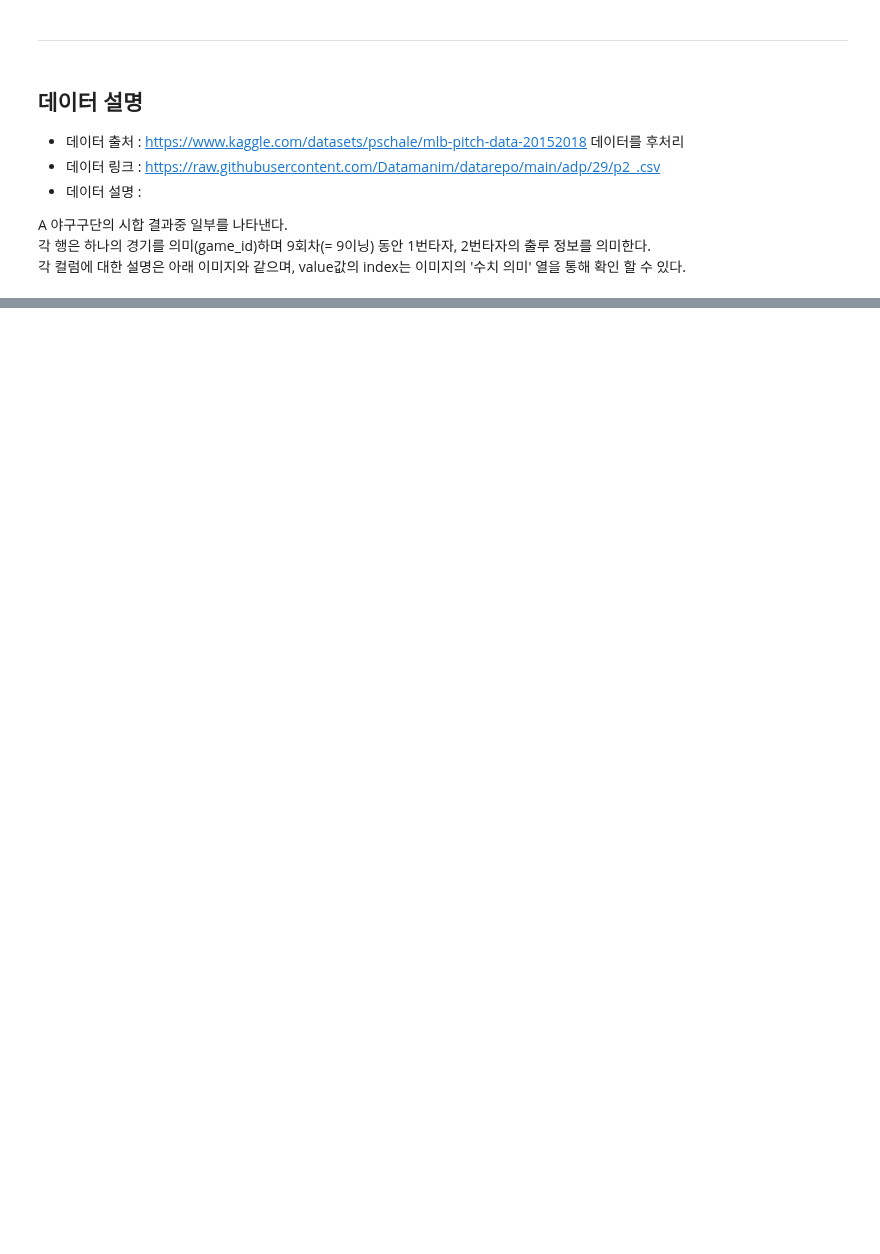
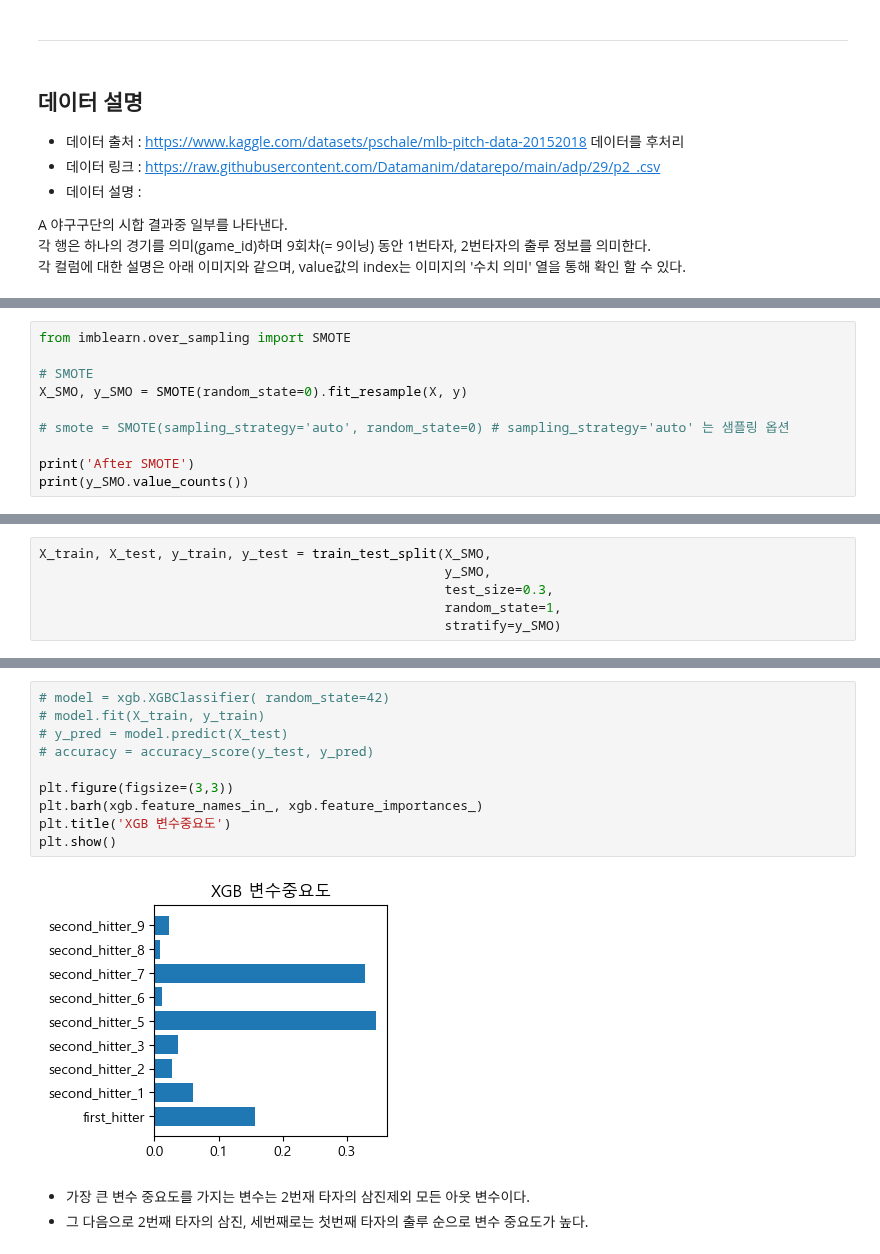
Before and after one commit to Minju-nimm/ADP, a Jupyter notebook: 기출/29회_ML.ipynb, the cells around one changed output, grey strips where cells are left out. Drawn from its saved outputs; the diff is of its cells as text; blank space fills up the shorter version.

Commit message:
아파트 데이터 - 변수 생성, 분류 및 회귀 / 야구 데이터 -엄청난 전처리, 로지스틱 회귀, SMOTE

```diff
--- a/기출/29회_ML.ipynb
+++ b/기출/29회_ML.ipynb
@@ -1012,0 +1017,10 @@ Logit Regression Results
+# %%
+from imblearn.over_sampling import SMOTE
+
+# SMOTE
+X_SMO, y_SMO = SMOTE(random_state=0).fit_resample(X, y)
+
+# smote = SMOTE(sampling_strategy='auto', random_state=0) # sampling_strategy='auto' 는 샘플링 옵션
+
+print('After SMOTE')
+print(y_SMO.value_counts())
@@ -1012,0 +1041,6 @@ Logit Regression Results
+# %%
+X_train, X_test, y_train, y_test = train_test_split(X_SMO,
+                                                    y_SMO,
+                                                    test_size=0.3,
+                                                    random_state=1,
+                                                    stratify=y_SMO)
@@ -1012,0 +1192,15 @@ Logit Regression Results
+# %%
+# model = xgb.XGBClassifier( random_state=42)
+# model.fit(X_train, y_train)
+# y_pred = model.predict(X_test)
+# accuracy = accuracy_score(y_test, y_pred)
+
+plt.figure(figsize=(3,3))
+plt.barh(xgb.feature_names_in_, xgb.feature_importances_)
+plt.title('XGB 변수중요도')
+plt.show()
+# %% [output]
+[figure, added]
+# %% [markdown]
+- 가장 큰 변수 중요도를 가지는 변수는 2번재 타자의 삼진제외 모든 아웃 변수이다.
+- 그 다음으로 2번째 타자의 삼진, 세번째로는 첫번째 타자의 출루 순으로 변수 중요도가 높다.
```
Also changed, not shown: parts of 99 cells of this notebook.
